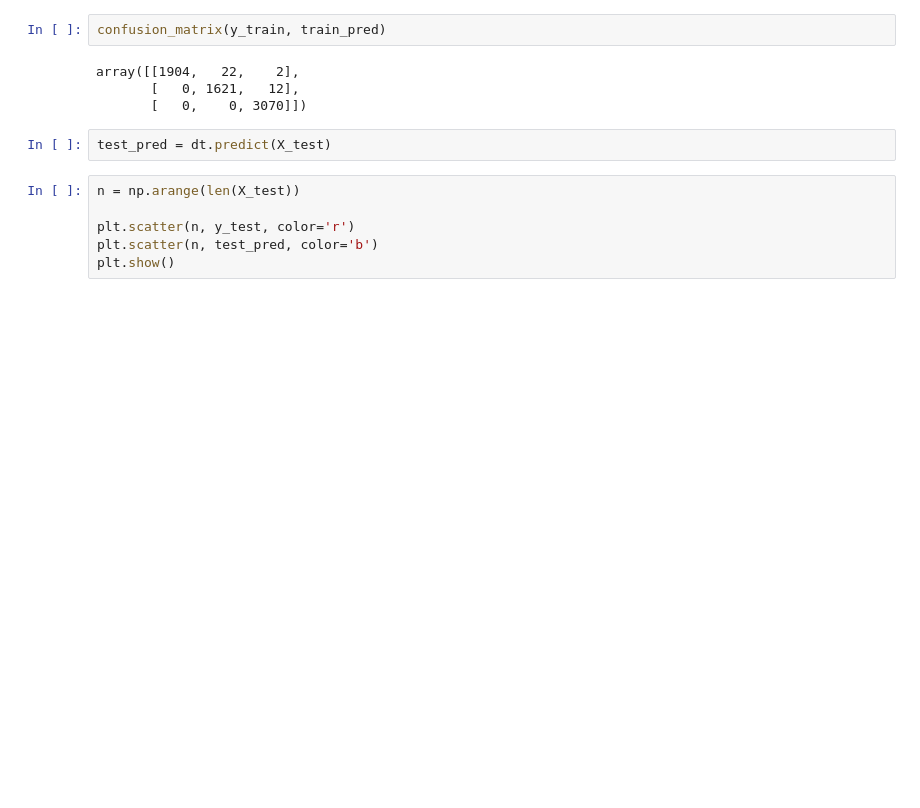
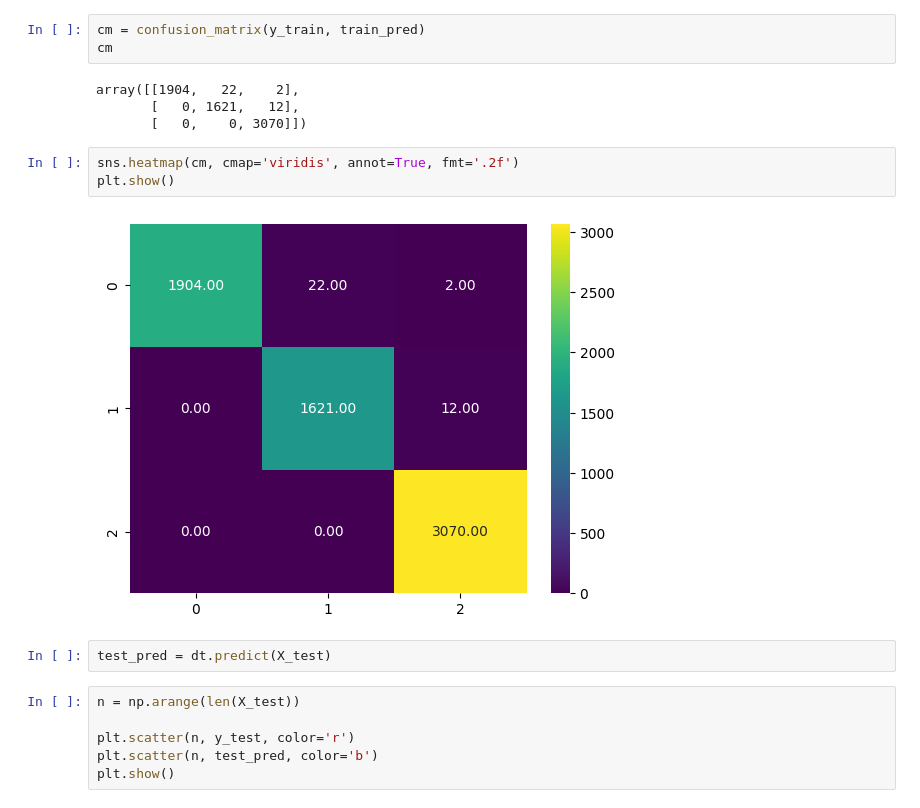
Before and after one commit to Jameers23/Data-Science, a Jupyter notebook: Projects/Regression Models/Regression_Models.ipynb, the cells around one changed output. Drawn from its saved outputs; the diff is of its cells as text; blank space fills up the shorter version.

```diff
--- a/Projects/Regression Models/Regression_Models.ipynb
+++ b/Projects/Regression Models/Regression_Models.ipynb
@@ -718,11 +720,17 @@ accuracy_score(y_train, train_pred)
 # %% [output]
 0.9945709546071483
 # %%
-confusion_matrix(y_train, train_pred)
+cm = confusion_matrix(y_train, train_pred)
+cm
 # %% [output]
 array([[1904,   22,    2],
        [   0, 1621,   12],
        [   0,    0, 3070]])
+# %%
+sns.heatmap(cm, cmap='viridis', annot=True, fmt='.2f')
+plt.show()
+# %% [output]
+[figure, added]
 # %%
 test_pred = dt.predict(X_test)
 # %%
```
Also changed, not shown: parts of 28 cells of this notebook.
